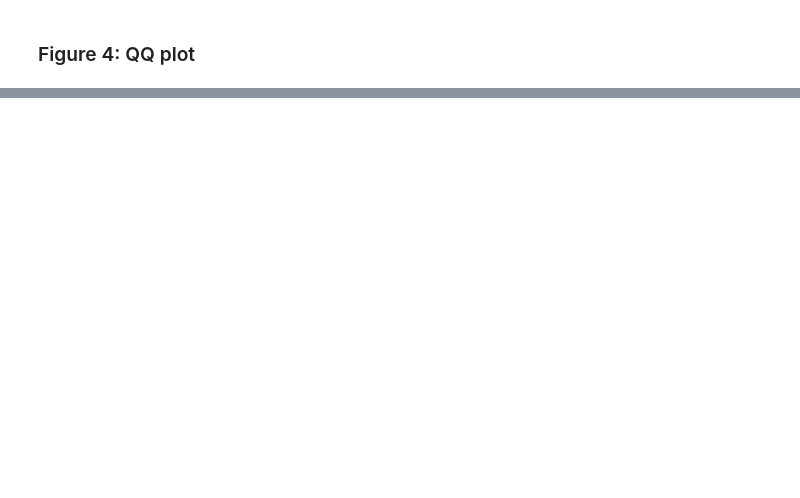
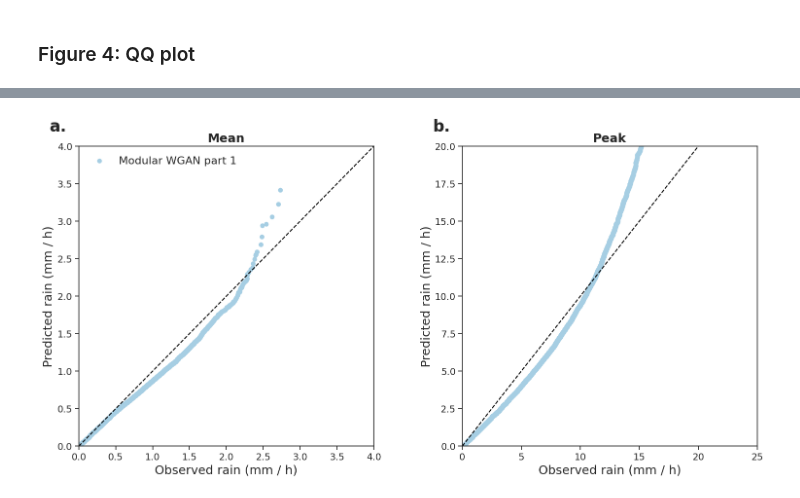
Before and after one commit to vosps/tropical_cyclone, a Jupyter notebook: tracking/4_qq.ipynb, the cells around one changed output, grey strips where cells are left out. Drawn from its saved outputs; the diff is of its cells as text; code cells hidden in the pictures; blank space fills up the shorter version.

```diff
--- a/tracking/4_qq.ipynb
+++ b/tracking/4_qq.ipynb
@@ -151,45 +156,56 @@ input_scalar_max_p = np.percentile(np.max(np.max(modular_1_scalar[:,:,:,0],axis=
 sns.set_style("ticks")
 sns.set_context("notebook")
 fig, axes = plt.subplots(1, 2, figsize=(18, 8), sharey=False)
+
+# input_mean_p = np.load('data/modular_part1_v1_input_mean.npy') * 3
+# input_scalar_mean_p = np.load('data/modular_part1_v1_pred_mean.npy') * 3
+# input_max_p = np.load('data/modular_part1_v1_input_max.npy') *3
+# input_scalar_max_p = np.load('data/modular_part1_v1_pred_max.npy') * 3
+
+
 
 axes[0].scatter(input_mean_p/3,input_scalar_mean_p/3)
 axes[1].scatter(input_max_p/3,input_scalar_max_p/3)
 
 x_y = np.arange(0,1500,1)
 axes[0].plot(x_y,x_y,'--',color='black')
 axes[1].plot(x_y,x_y,'--',color='black')
 
 axes[0].legend(['Modular WGAN part 1'],frameon=False,fontsize=16)
 # ax.fill_between(real_p, dsrnngan_min, dsrnngan_max,color='#729ea1',alpha=0.2)
 # ax.fill_between(real_p, pred2_min, pred2_max,color='Green',alpha=0.2)
 # ax.fill_between(real_p, predog_min, predog_max,color='Pink',alpha=0.2)
 axes[0].set_xlabel('Observed rain (mm / h)',fontsize=18)
 axes[0].set_ylabel('Predicted rain (mm / h)',fontsize=18)
 axes[0].set_title('Mean',fontsize=18,fontweight='bold')
 axes[0].tick_params(axis='both', which='major', labelsize=14)
 
 axes[1].set_xlabel('Observed rain (mm / h)',fontsize=18)
 axes[1].set_ylabel('Predicted rain (mm / h)',fontsize=18)
 axes[1].set_title('Peak',fontsize=18,fontweight='bold')
 axes[1].tick_params(axis='both', which='major', labelsize=14)
 
 axes[0].set_ylim([0,4])
 axes[0].set_xlim([0,4])
-axes[1].set_ylim([0,100])
-axes[1].set_xlim([0,100])
+axes[1].set_ylim([0,20])
+axes[1].set_xlim([0,25])
 
 axes[0].text(-0.1, 1.05, 'a.', transform=axes[0].transAxes, size=24, weight='bold')
 axes[1].text(-0.1, 1.05, 'b.', transform=axes[1].transAxes, size=24, weight='bold')
 
 
 plt.subplots_adjust(left=None, bottom=None, right=None, top=None, wspace=0.3, hspace=0.35)
 
-plt.show()
-plt.savefig('qq_plot_low_res_inputs2.png')
-np.save('data/modular_part1_v2_input_mean.npy',input_mean_p/3)
-np.save('data/modular_part1_v2_pred_mean.npy',input_scalar_mean_p/3)
-np.save('data/modular_part1_v2_input_max.npy',input_max_p/3)
-np.save('data/modular_part1_v2_pred_max.npy',input_scalar_max_p/3)
+# plt.show()
+plt.savefig('qq_plot_low_res_inputs_v3.png')
+np.save('data/modular_part1_v3_input_mean.npy',input_mean_p/3)
+np.save('data/modular_part1_v3_pred_mean.npy',input_scalar_mean_p/3)
+np.save('data/modular_part1_v3_input_max.npy',input_max_p/3)
+np.save('data/modular_part1_v3_pred_max.npy',input_scalar_max_p/3)
+
+# changing the normalisation of the topography to include negative ocean topography fixed the max issue. dumb mistake lol.
+# %% [output]
+[figure, added]
 # %%
 
 def plot_qq(ax,analysis,pred,pred_2,pred_og,real,cnn=False):
```
Also changed, not shown: parts of 6 cells of this notebook, 8 other files.
